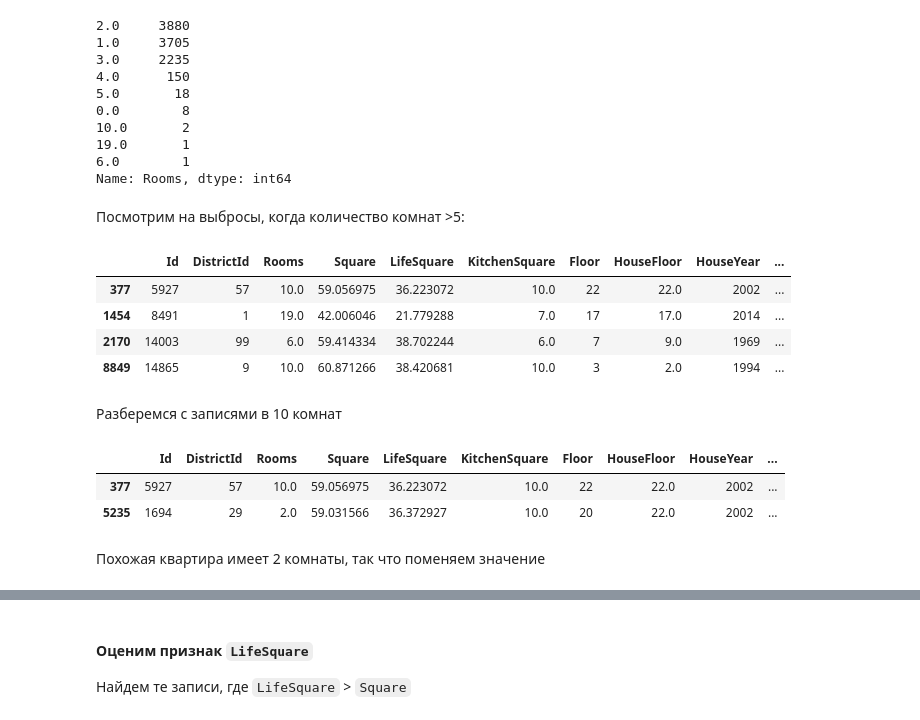
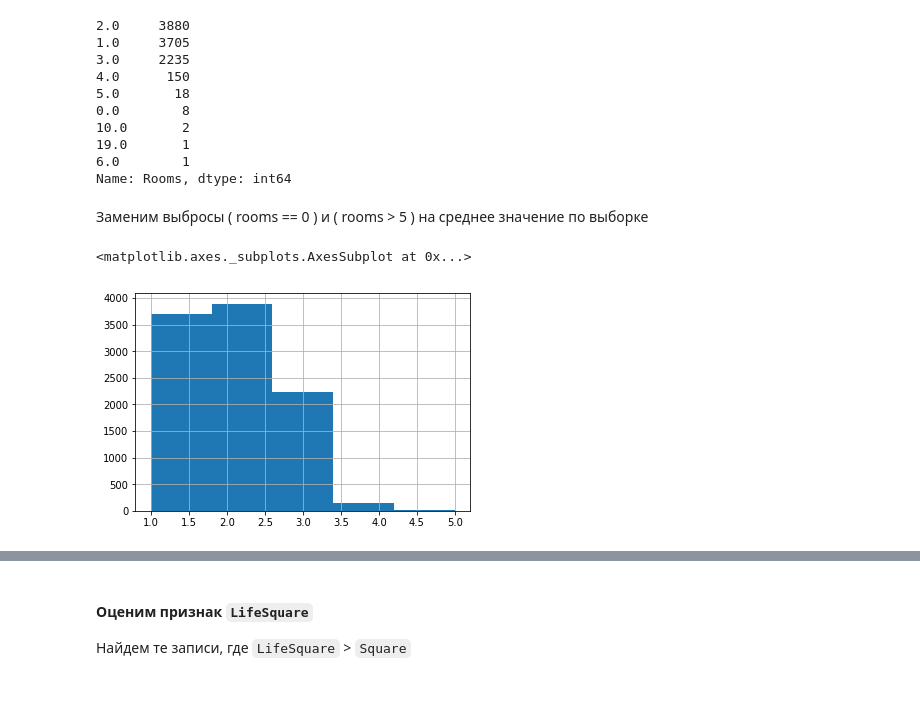
Before and after one commit to DmitryVGusev/GB-Python-in-DS, a Jupyter notebook: Python_in_DS_Coursework.ipynb, the cells around one changed output, grey strips where cells are left out. Saved outputs shown, nothing was run; the diff lists cells and outputs as text; code cells hidden in the pictures; blank space fills up the shorter version.

```diff
--- a/Python_in_DS_Coursework.ipynb
+++ b/Python_in_DS_Coursework.ipynb
@@ -125,3 +103,6 @@ memory usage: 853.5+ KB
+# %%
+Healthcare_1_mean = data['Healthcare_1'].mean()
+data['Healthcare_1'].fillna(Healthcare_1_mean, inplace=Trueue)
 # %%
 plt.plot(
     health_param_1['Healthcare_1'],
@@ -194,23 +171,14 @@ data['Rooms'].value_counts()
 19.0       1
 6.0        1
 Name: Rooms, dtype: int64
-# %% [markdown]
-Посмотрим на выбросы, когда количество комнат >5:
+# %% [markdown]
+Заменим выбросы ( rooms == 0 ) и ( rooms > 5 ) на среднее значение по выборке
+# %%
+rooms_mean = data.Rooms.mean()
+data[data.Rooms > 5] = rooms_mean
+data[data.Rooms < 1] = rooms_mean
 # %%
-data[data.Rooms > 5]
+data.Rooms.hist(bins=5)
 # %% [output]
-|  | Id | DistrictId | Rooms | Square | LifeSquare | KitchenSquare | Floor | HouseFloor | HouseYear | ... |
-| 377 | 5927 | 57 | 10.0 | 59.056975 | 36.223072 | 10.0 | 22 | 22.0 | 2002 | ... |
-| 1454 | 8491 | 1 | 19.0 | 42.006046 | 21.779288 | 7.0 | 17 | 17.0 | 2014 | ... |
-| 2170 | 14003 | 99 | 6.0 | 59.414334 | 38.702244 | 6.0 | 7 | 9.0 | 1969 | ... |
-| 8849 | 14865 | 9 | 10.0 | 60.871266 | 38.420681 | 10.0 | 3 | 2.0 | 1994 | ... |
+<matplotlib.axes._subplots.AxesSubplot at 0x...>
+[figure, added]
-# %% [markdown]
-Разберемся с записями в 10 комнат
-# %%
-data[data.HouseFloor == 22][data.HouseYear == 2002][data.Square <  60][data.Square > 50]
-# %% [output]
-|  | Id | DistrictId | Rooms | Square | LifeSquare | KitchenSquare | Floor | HouseFloor | HouseYear | ... |
-| 377 | 5927 | 57 | 10.0 | 59.056975 | 36.223072 | 10.0 | 22 | 22.0 | 2002 | ... |
-| 5235 | 1694 | 29 | 2.0 | 59.031566 | 36.372927 | 10.0 | 20 | 22.0 | 2002 | ... |
-# %% [markdown]
-Похожая квартира имеет 2 комнаты, так что поменяем значение
```
Also changed, not shown: parts of 35 cells of this notebook.
